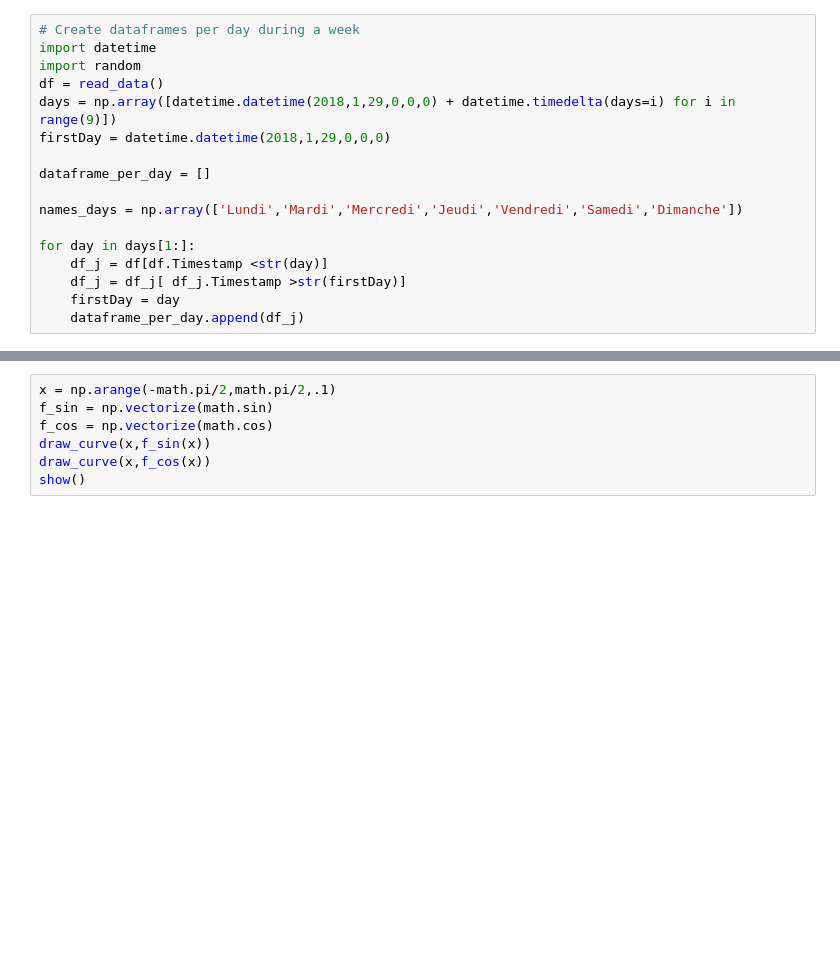
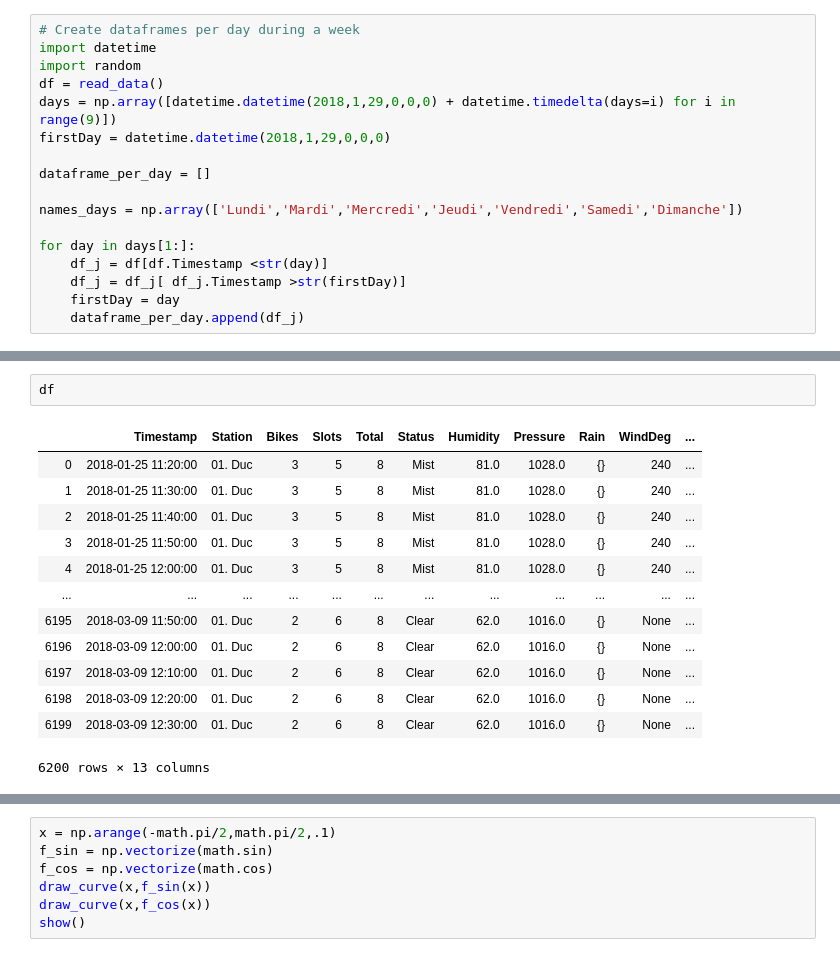
Before and after one commit to MohamedAminMallek/TP_Matplotlib, a Jupyter notebook: Pyplot.ipynb, the cells around one changed output, grey strips where cells are left out. Cells and saved outputs as stored; diff of their text form; blank space fills up the shorter version.

```diff
--- a/Pyplot.ipynb
+++ b/Pyplot.ipynb
@@ -91,3 +124,19 @@ fig.savefig('test.png', dpi=100)
+# %%
+df
+# %% [output]
+|  | Timestamp | Station | Bikes | Slots | Total | Status | Humidity | Pressure | Rain | WindDeg | ... |
+| 0 | 2018-01-25 11:20:00 | 01. Duc | 3 | 5 | 8 | Mist | 81.0 | 1028.0 | {} | 240 | ... |
+| 1 | 2018-01-25 11:30:00 | 01. Duc | 3 | 5 | 8 | Mist | 81.0 | 1028.0 | {} | 240 | ... |
+| 2 | 2018-01-25 11:40:00 | 01. Duc | 3 | 5 | 8 | Mist | 81.0 | 1028.0 | {} | 240 | ... |
+| 3 | 2018-01-25 11:50:00 | 01. Duc | 3 | 5 | 8 | Mist | 81.0 | 1028.0 | {} | 240 | ... |
+| 4 | 2018-01-25 12:00:00 | 01. Duc | 3 | 5 | 8 | Mist | 81.0 | 1028.0 | {} | 240 | ... |
+| ... | ... | ... | ... | ... | ... | ... | ... | ... | ... | ... | ... |
+| 6195 | 2018-03-09 11:50:00 | 01. Duc | 2 | 6 | 8 | Clear | 62.0 | 1016.0 | {} | None | ... |
+| 6196 | 2018-03-09 12:00:00 | 01. Duc | 2 | 6 | 8 | Clear | 62.0 | 1016.0 | {} | None | ... |
+| 6197 | 2018-03-09 12:10:00 | 01. Duc | 2 | 6 | 8 | Clear | 62.0 | 1016.0 | {} | None | ... |
+| 6198 | 2018-03-09 12:20:00 | 01. Duc | 2 | 6 | 8 | Clear | 62.0 | 1016.0 | {} | None | ... |
+| 6199 | 2018-03-09 12:30:00 | 01. Duc | 2 | 6 | 8 | Clear | 62.0 | 1016.0 | {} | None | ... |
+6200 rows × 13 columns
 # %%
 x = np.linspace(1,99,100)
 y = np.random.rand(100,1)
```
Also changed, not shown: parts of 11 cells of this notebook.
